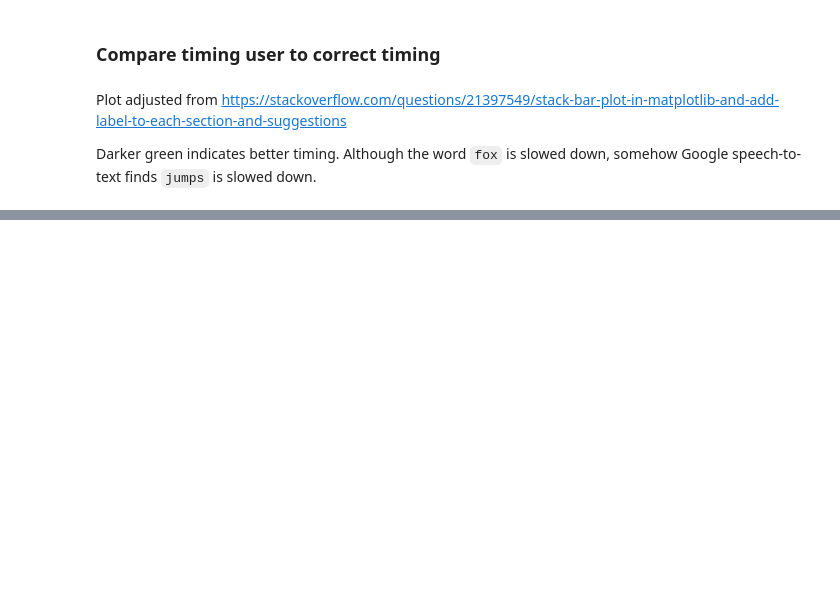
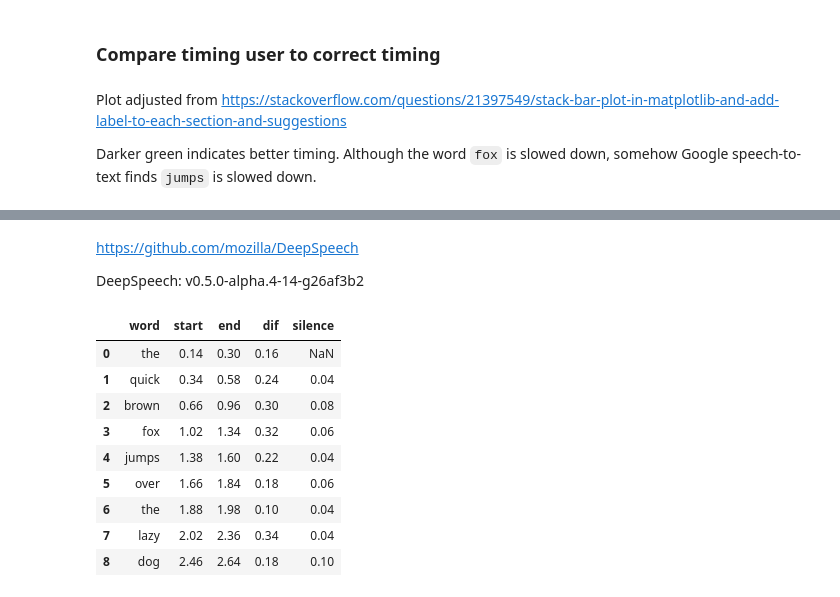
Before and after one commit to loretoparisi/word-rhythm-eval, a Jupyter notebook: main.ipynb, the cells around one changed output, grey strips where cells are left out. Cells and saved outputs as stored; diff of their text form; code cells hidden in the pictures; blank space fills up the shorter version.

```diff
--- a/main.ipynb
+++ b/main.ipynb
@@ -203,0 +211,4 @@ ax.set_xlabel('Time (milliseconds)');
+# %% [markdown]
+https://github.com/mozilla/DeepSpeech
+
+DeepSpeech: v0.5.0-alpha.4-14-g26af3b2
@@ -203,0 +236,15 @@ ax.set_xlabel('Time (milliseconds)');
+# %%
+true_ds = deepspeech('true.wav')
+true_ds['silence'] = true_ds.start-true_ds.end.shift(1)
+true_ds
+# %% [output]
+|  | word | start | end | dif | silence |
+| 0 | the | 0.14 | 0.30 | 0.16 | NaN |
+| 1 | quick | 0.34 | 0.58 | 0.24 | 0.04 |
+| 2 | brown | 0.66 | 0.96 | 0.30 | 0.08 |
+| 3 | fox | 1.02 | 1.34 | 0.32 | 0.06 |
+| 4 | jumps | 1.38 | 1.60 | 0.22 | 0.04 |
+| 5 | over | 1.66 | 1.84 | 0.18 | 0.06 |
+| 6 | the | 1.88 | 1.98 | 0.10 | 0.04 |
+| 7 | lazy | 2.02 | 2.36 | 0.34 | 0.04 |
+| 8 | dog | 2.46 | 2.64 | 0.18 | 0.10 |
```
Also changed, not shown: parts of 9 cells of this notebook, 2 other files.
